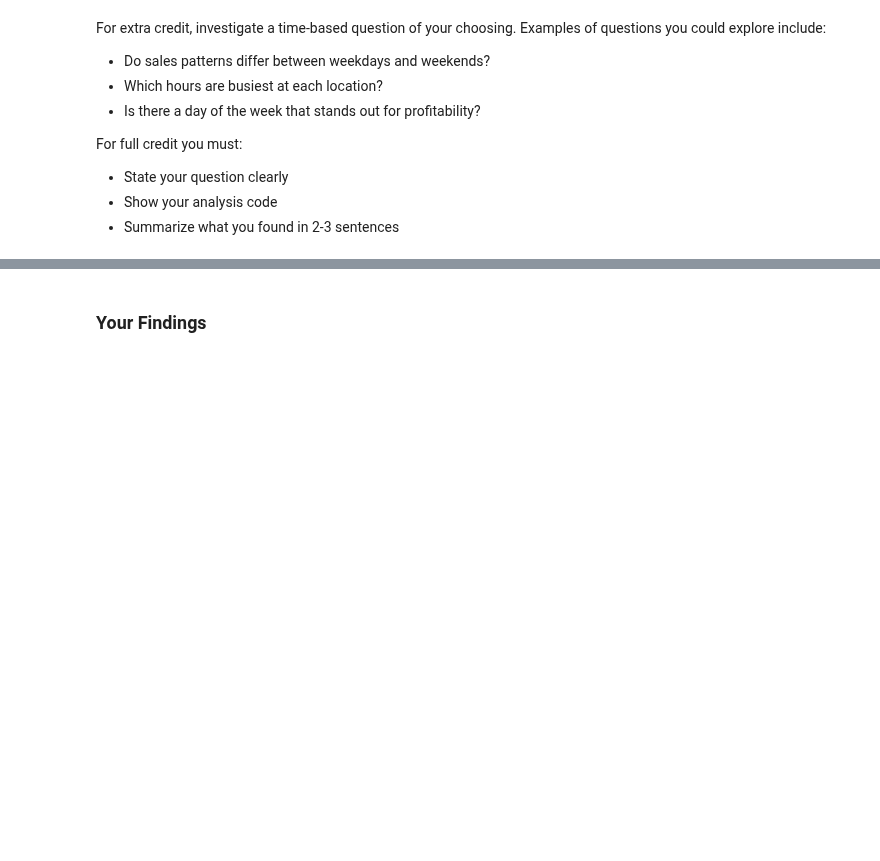
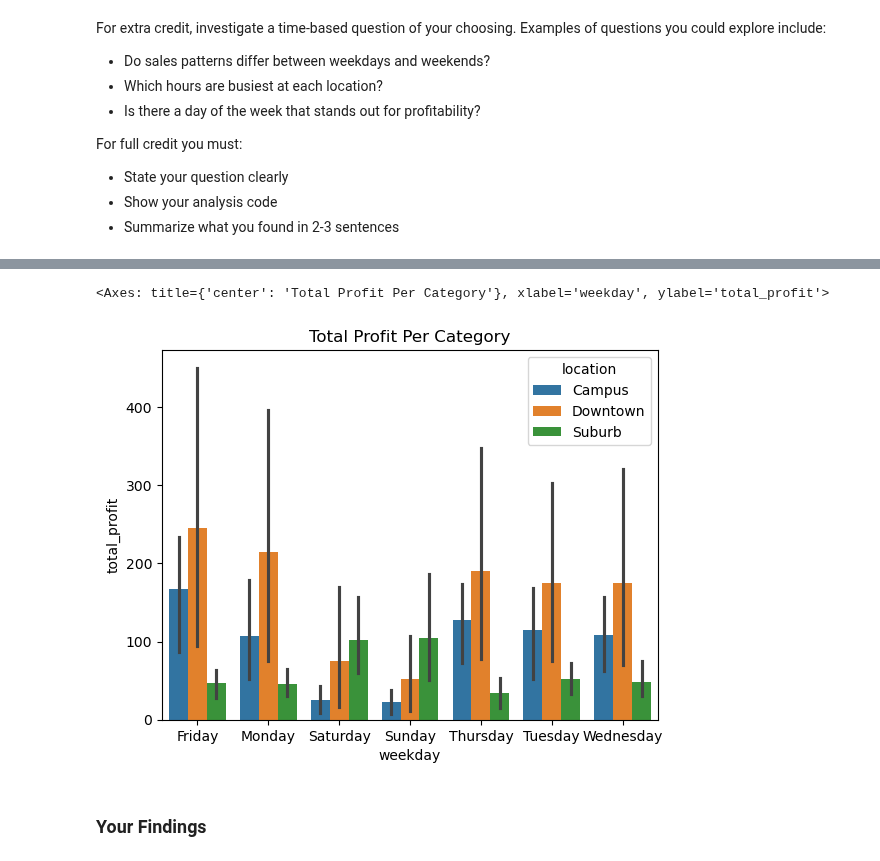
Before and after one commit to mattressdog/py4eda-work, a Jupyter notebook: test2b/test_2b.ipynb, the cells around one changed output, grey strips where cells are left out. Saved outputs shown, nothing was run; the diff lists cells and outputs as text; code cells hidden in the pictures; blank space fills up the shorter version.

```diff
--- a/test2b/test_2b.ipynb
+++ b/test2b/test_2b.ipynb
@@ -431,2 +481,10 @@ For full credit you must:
+# %%
+bonus_plot_loc = sns.barplot(data=bonus_table, x='weekday', y='total_profit', hue='location')
+bonus_plot_loc.set_title("Total Profit Per Category")
+
+bonus_plot_loc
+# %% [output]
+<Axes: title={'center': 'Total Profit Per Category'}, xlabel='weekday', ylabel='total_profit'>
+[figure, added]
 # %% [markdown]
 ### Your Findings
```
Also changed, not shown: parts of 6 cells of this notebook.
